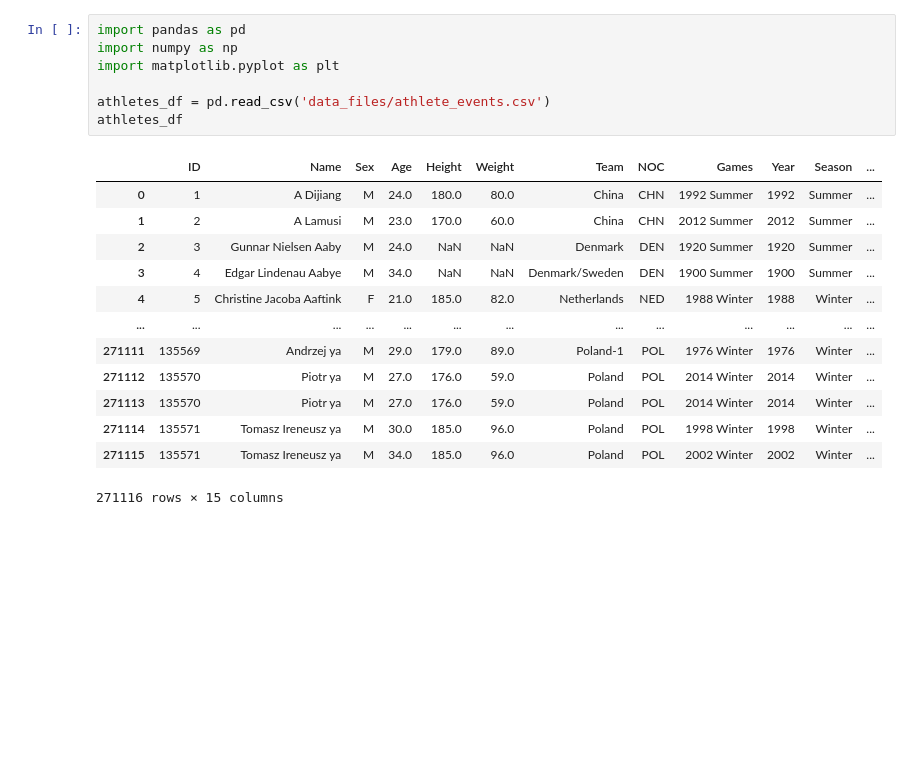
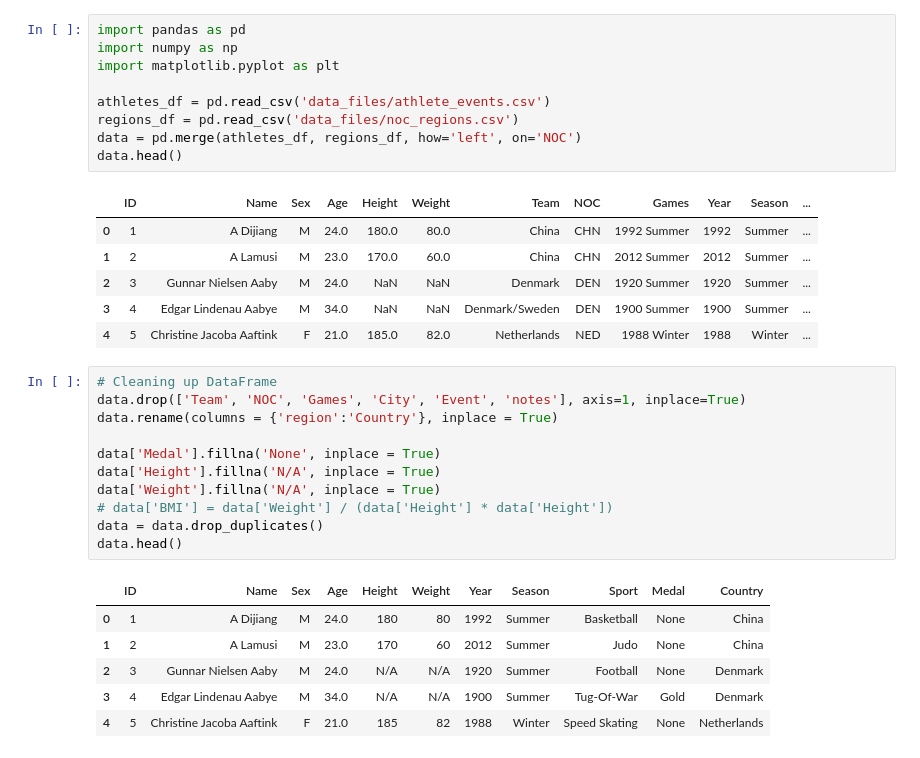
Before and after one commit to sissa81/project1, a Jupyter notebook: olympics.ipynb, the cells around one changed output. Cells and saved outputs as stored; diff of their text form; blank space fills up the shorter version.

Commit message:
merged wildcats.ipynb to olympics.ipynb

```diff
--- a/olympics.ipynb
+++ b/olympics.ipynb
@@ -1,21 +1,34 @@
 # %%
 import pandas as pd
 import numpy as np
 import matplotlib.pyplot as plt
 
 athletes_df = pd.read_csv('data_files/athlete_events.csv')
-athletes_df
+regions_df = pd.read_csv('data_files/noc_regions.csv')
+data = pd.merge(athletes_df, regions_df, how='left', on='NOC')
+data.head()
 # %% [output]
 |  | ID | Name | Sex | Age | Height | Weight | Team | NOC | Games | Year | Season | ... |
 | 0 | 1 | A Dijiang | M | 24.0 | 180.0 | 80.0 | China | CHN | 1992 Summer | 1992 | Summer | ... |
 | 1 | 2 | A Lamusi | M | 23.0 | 170.0 | 60.0 | China | CHN | 2012 Summer | 2012 | Summer | ... |
 | 2 | 3 | Gunnar Nielsen Aaby | M | 24.0 | NaN | NaN | Denmark | DEN | 1920 Summer | 1920 | Summer | ... |
 | 3 | 4 | Edgar Lindenau Aabye | M | 34.0 | NaN | NaN | Denmark/Sweden | DEN | 1900 Summer | 1900 | Summer | ... |
 | 4 | 5 | Christine Jacoba Aaftink | F | 21.0 | 185.0 | 82.0 | Netherlands | NED | 1988 Winter | 1988 | Winter | ... |
-| ... | ... | ... | ... | ... | ... | ... | ... | ... | ... | ... | ... | ... |
-| 271111 | 135569 | Andrzej ya | M | 29.0 | 179.0 | 89.0 | Poland-1 | POL | 1976 Winter | 1976 | Winter | ... |
-| 271112 | 135570 | Piotr ya | M | 27.0 | 176.0 | 59.0 | Poland | POL | 2014 Winter | 2014 | Winter | ... |
-| 271113 | 135570 | Piotr ya | M | 27.0 | 176.0 | 59.0 | Poland | POL | 2014 Winter | 2014 | Winter | ... |
-| 271114 | 135571 | Tomasz Ireneusz ya | M | 30.0 | 185.0 | 96.0 | Poland | POL | 1998 Winter | 1998 | Winter | ... |
-| 271115 | 135571 | Tomasz Ireneusz ya | M | 34.0 | 185.0 | 96.0 | Poland | POL | 2002 Winter | 2002 | Winter | ... |
-271116 rows × 15 columns
+# %%
+# Cleaning up DataFrame
+data.drop(['Team', 'NOC', 'Games', 'City', 'Event', 'notes'], axis=1, inplace=True)
+data.rename(columns = {'region':'Country'}, inplace = True)
+
+data['Medal'].fillna('None', inplace = True)
+data['Height'].fillna('N/A', inplace = True)
+data['Weight'].fillna('N/A', inplace = True)
+# data['BMI'] = data['Weight'] / (data['Height'] * data['Height'])
+data = data.drop_duplicates()
+data.head()
+# %% [output]
+|  | ID | Name | Sex | Age | Height | Weight | Year | Season | Sport | Medal | Country |
+| 0 | 1 | A Dijiang | M | 24.0 | 180 | 80 | 1992 | Summer | Basketball | None | China |
+| 1 | 2 | A Lamusi | M | 23.0 | 170 | 60 | 2012 | Summer | Judo | None | China |
+| 2 | 3 | Gunnar Nielsen Aaby | M | 24.0 | N/A | N/A | 1920 | Summer | Football | None | Denmark |
+| 3 | 4 | Edgar Lindenau Aabye | M | 34.0 | N/A | N/A | 1900 | Summer | Tug-Of-War | Gold | Denmark |
+| 4 | 5 | Christine Jacoba Aaftink | F | 21.0 | 185 | 82 | 1988 | Winter | Speed Skating | None | Netherlands |
```
Also changed, not shown: parts of 11 cells of this notebook.
